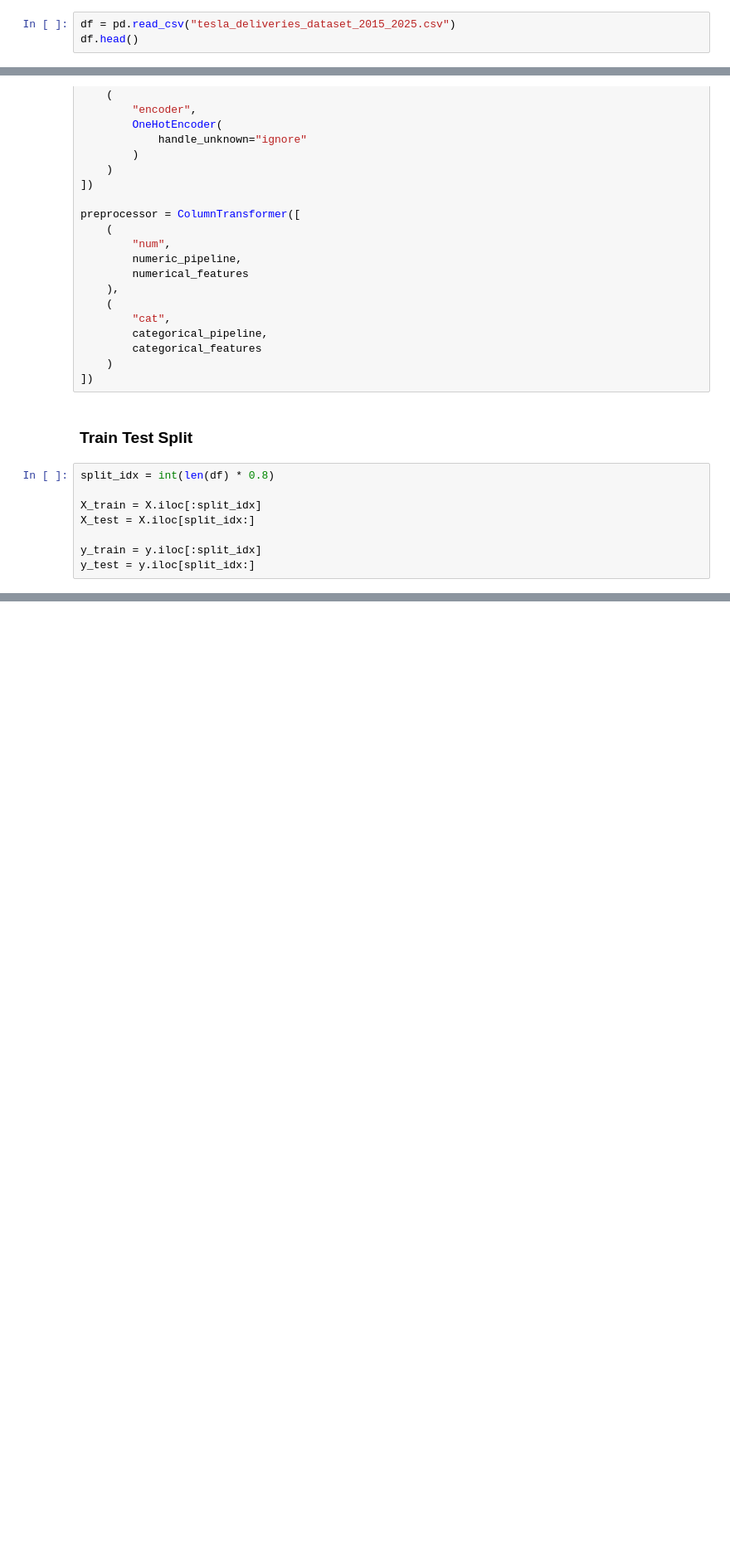
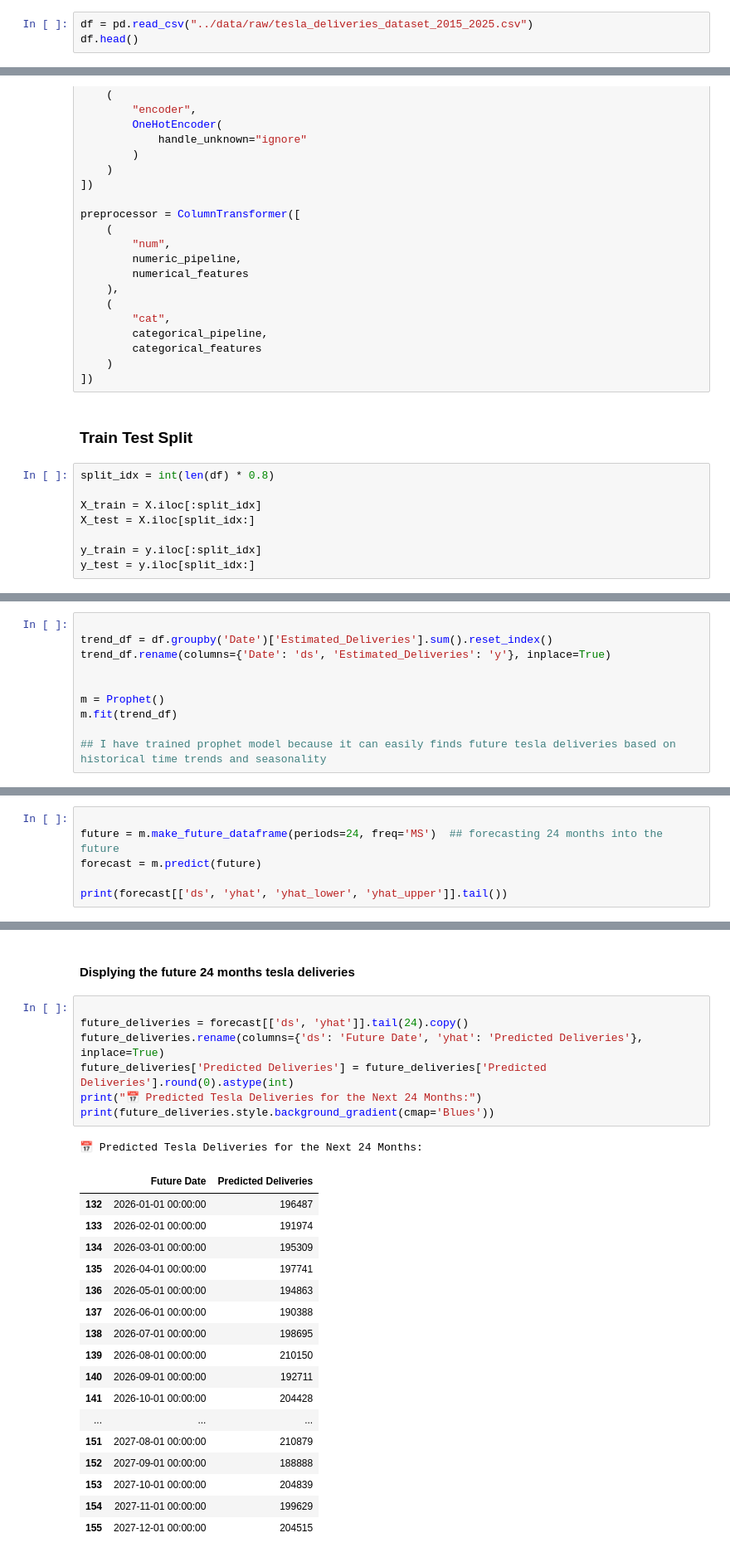
Before and after one commit to AnveshAnnepaga/Weekly-Assignments_CEI, a Jupyter notebook: Week2_assignment_AnveshAnnepaga/notebooks/week2_AnveshAnnepaga.ipynb, the cells around one changed output, grey strips where cells are left out. Shown at 83% size. Drawn from its saved outputs; the diff is of its cells as text; blank space fills up the shorter version.

Commit message:
Finalize Random Forest tuning and Prophet time-series forecasting

```diff
--- a/Week2_assignment_AnveshAnnepaga/notebooks/week2_AnveshAnnepaga.ipynb
+++ b/Week2_assignment_AnveshAnnepaga/notebooks/week2_AnveshAnnepaga.ipynb
@@ -21,7 +21,7 @@ from sklearn.ensemble import RandomForestRegressor
 from sklearn.metrics import mean_absolute_error,mean_squared_error,r2_score
 from prophet import Prophet
 # %%
-df = pd.read_csv("tesla_deliveries_dataset_2015_2025.csv")
+df = pd.read_csv("../data/raw/tesla_deliveries_dataset_2015_2025.csv")
 df.head()
 # %% [output]
 |  | Year | Month | Region | Model | Estimated_Deliveries | Production_Units | Avg_Price_USD | ... |
@@ -570,0 +423,10 @@ print(
+# %%
+
+trend_df = df.groupby('Date')['Estimated_Deliveries'].sum().reset_index()
+trend_df.rename(columns={'Date': 'ds', 'Estimated_Deliveries': 'y'}, inplace=True)
+
+
+m = Prophet()
+m.fit(trend_df)
+
+## I have trained prophet model because it can easily finds future tesla deliveries based on historical time trends and seasonality
@@ -570,0 +437,6 @@ print(
+# %%
+
+future = m.make_future_dataframe(periods=24, freq='MS')  ## forecasting 24 months into the future
+forecast = m.predict(future)
+
+print(forecast[['ds', 'yhat', 'yhat_lower', 'yhat_upper']].tail())
@@ -570,0 +483,28 @@ print(
+# %% [markdown]
+#### Displying the future 24 months tesla deliveries
+# %%
+
+future_deliveries = forecast[['ds', 'yhat']].tail(24).copy()
+future_deliveries.rename(columns={'ds': 'Future Date', 'yhat': 'Predicted Deliveries'}, inplace=True)
+future_deliveries['Predicted Deliveries'] = future_deliveries['Predicted Deliveries'].round(0).astype(int)
+print("📅 Predicted Tesla Deliveries for the Next 24 Months:")
+print(future_deliveries.style.background_gradient(cmap='Blues'))
+# %% [output]
+📅 Predicted Tesla Deliveries for the Next 24 Months:
+|  | Future Date | Predicted Deliveries |
+| 132 | 2026-01-01 00:00:00 | 196487 |
+| 133 | 2026-02-01 00:00:00 | 191974 |
+| 134 | 2026-03-01 00:00:00 | 195309 |
+| 135 | 2026-04-01 00:00:00 | 197741 |
+| 136 | 2026-05-01 00:00:00 | 194863 |
+| 137 | 2026-06-01 00:00:00 | 190388 |
+| 138 | 2026-07-01 00:00:00 | 198695 |
+| 139 | 2026-08-01 00:00:00 | 210150 |
+| 140 | 2026-09-01 00:00:00 | 192711 |
+| 141 | 2026-10-01 00:00:00 | 204428 |
+| ... | ... | ... |
+| 151 | 2027-08-01 00:00:00 | 210879 |
+| 152 | 2027-09-01 00:00:00 | 188888 |
+| 153 | 2027-10-01 00:00:00 | 204839 |
+| 154 | 2027-11-01 00:00:00 | 199629 |
+| 155 | 2027-12-01 00:00:00 | 204515 |
```
Also changed, not shown: parts of 40 cells of this notebook, 5 other files.
